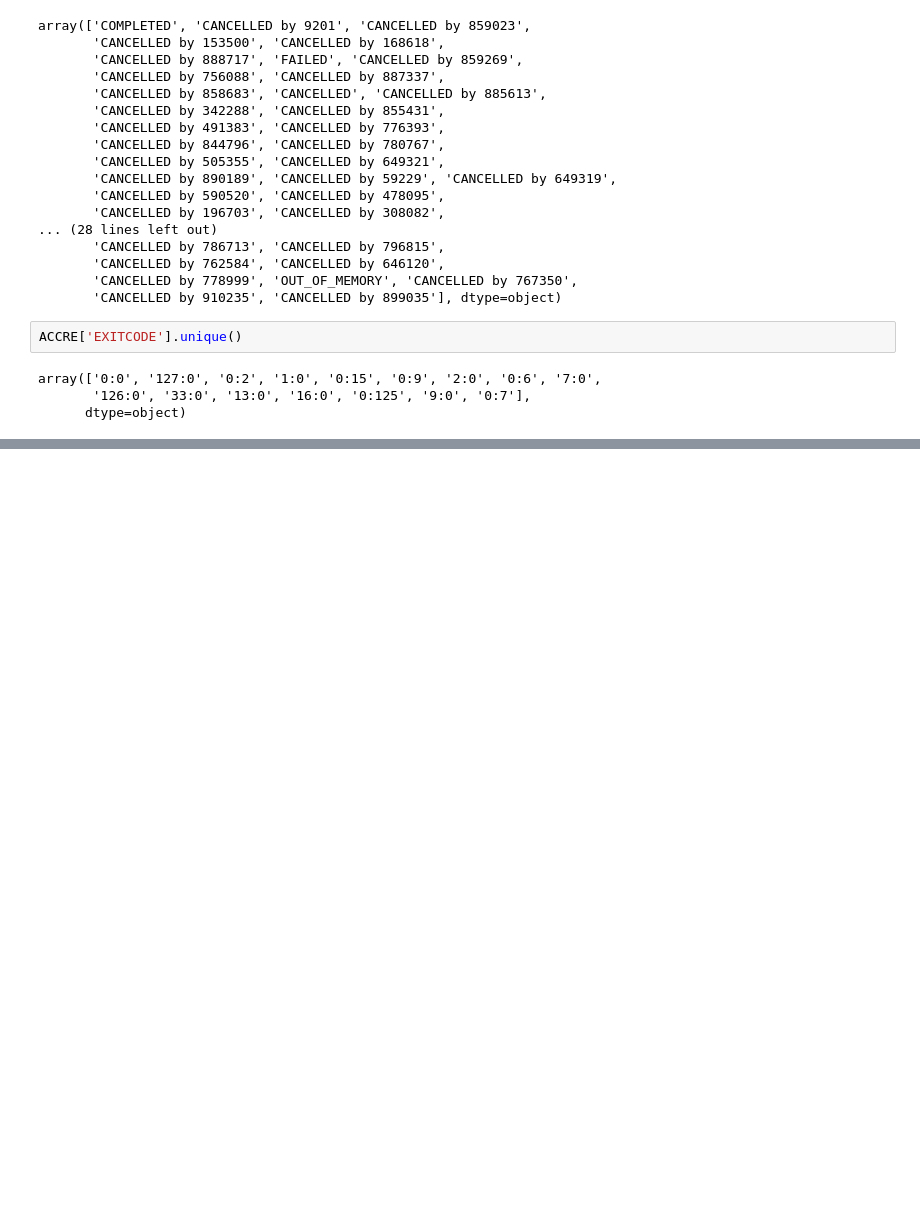
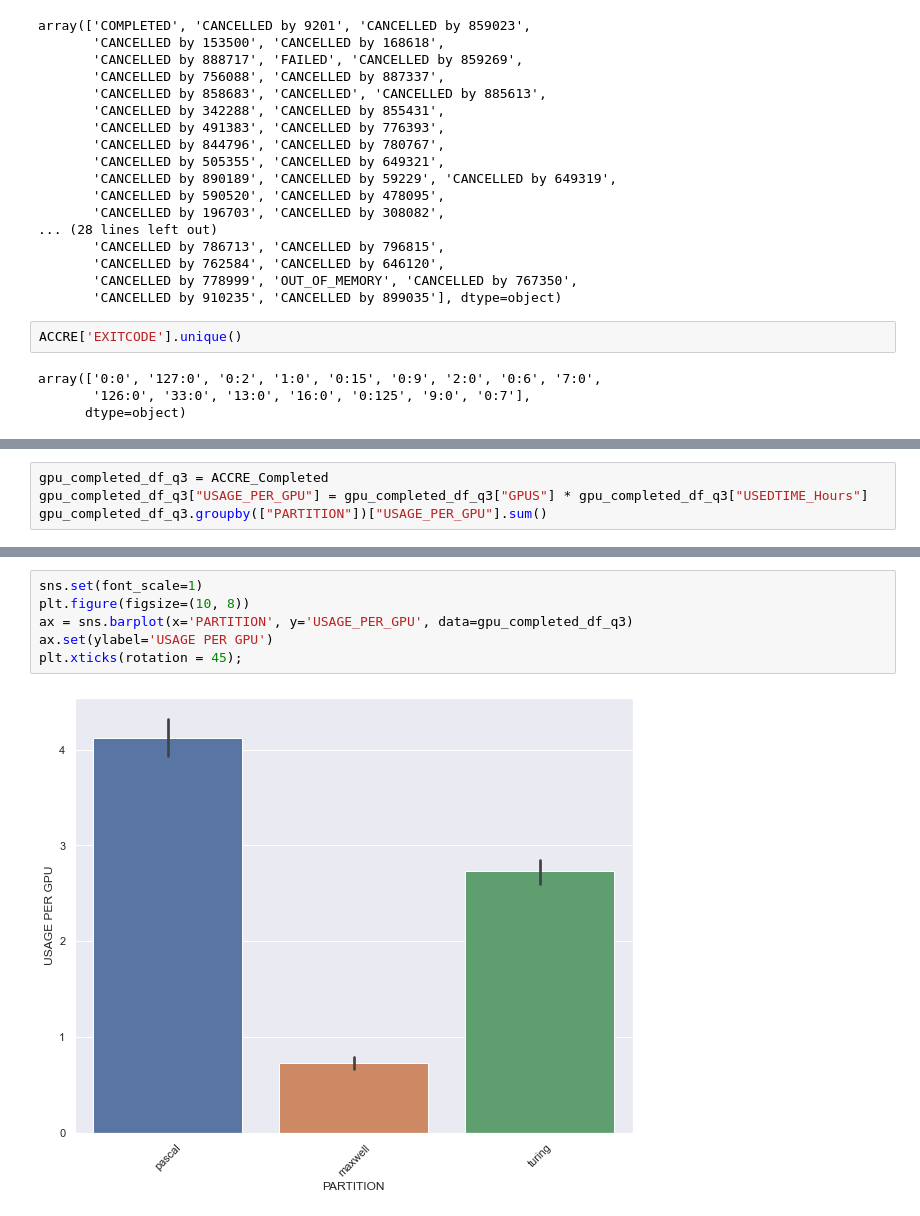
Before and after one commit to ashamaheshwari/accre_vanderbilt_project, a Jupyter notebook: AM_ACCRE.ipynb, the cells around one changed output, grey strips where cells are left out. Saved outputs shown, nothing was run; the diff lists cells and outputs as text; blank space fills up the shorter version.

```diff
--- a/AM_ACCRE.ipynb
+++ b/AM_ACCRE.ipynb
@@ -97,0 +283,4 @@ array(['0:0', '127:0', '0:2', '1:0', '0:15', '0:9', '2:0', '0:6', '7:0',
+# %%
+gpu_completed_df_q3 = ACCRE_Completed
+gpu_completed_df_q3["USAGE_PER_GPU"] = gpu_completed_df_q3["GPUS"] * gpu_completed_df_q3["USEDTIME_Hours"]
+gpu_completed_df_q3.groupby(["PARTITION"])["USAGE_PER_GPU"].sum()
@@ -97,0 +298,8 @@ array(['0:0', '127:0', '0:2', '1:0', '0:15', '0:9', '2:0', '0:6', '7:0',
+# %%
+sns.set(font_scale=1)
+plt.figure(figsize=(10, 8))
+ax = sns.barplot(x='PARTITION', y='USAGE_PER_GPU', data=gpu_completed_df_q3)
+ax.set(ylabel='USAGE PER GPU')
+plt.xticks(rotation = 45);
+# %% [output]
+[figure, added]
```
Also changed, not shown: parts of 29 cells of this notebook.
